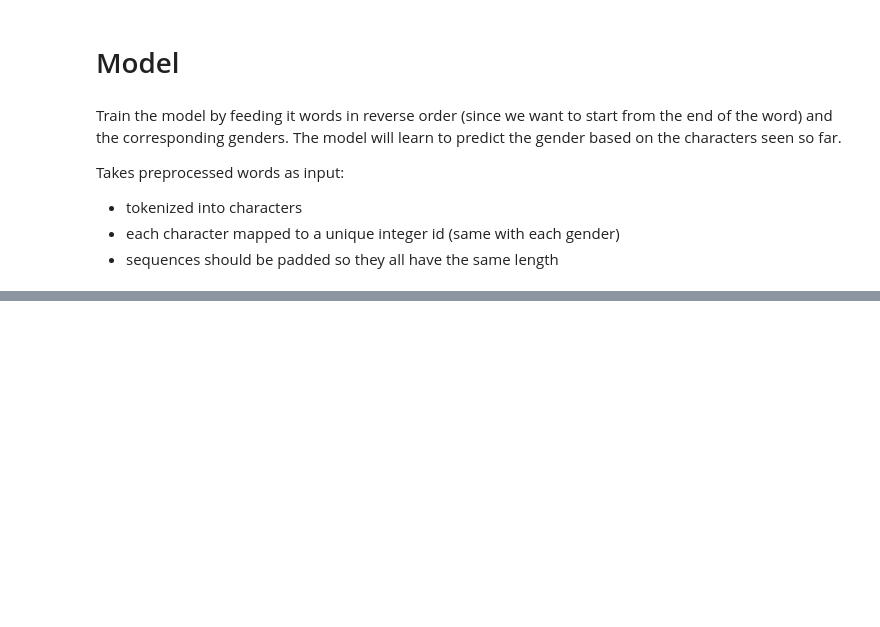
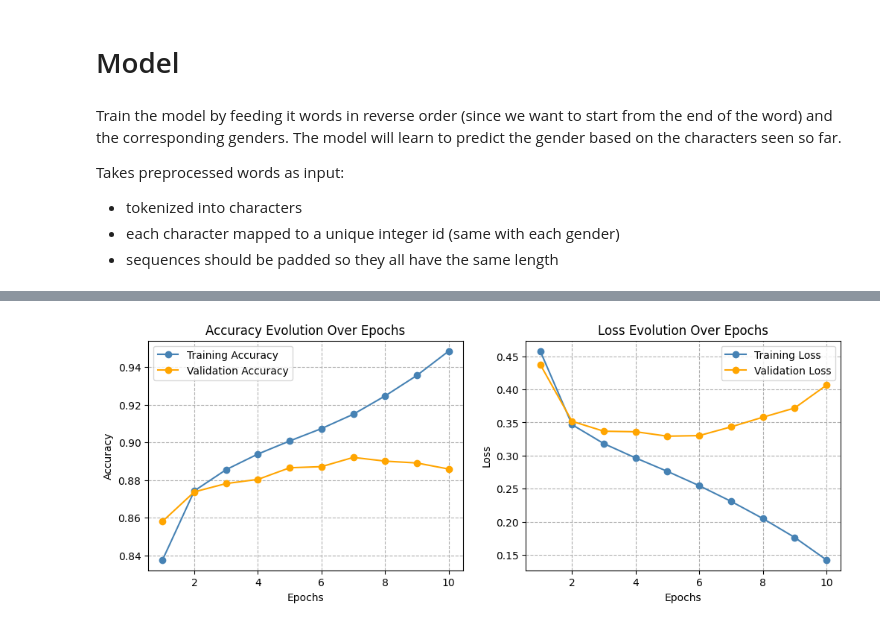
Before and after one commit to u03n0/gendered-nouns-project, a Jupyter notebook: notebooks/LSTM.ipynb, the cells around one changed output, grey strips where cells are left out. Cells and saved outputs as stored; diff of their text form; code cells hidden in the pictures; blank space fills up the shorter version.

```diff
--- a/notebooks/LSTM.ipynb
+++ b/notebooks/LSTM.ipynb
@@ -480,7 +450,7 @@ def baseline_accuracy(datagenerator, verbose=False):
 # def plot(train_acc, valid_acc, train_losses, valid_losses, train_max_indices, dev_max_indices):
 def plot_metrics(train_acc, valid_acc, train_losses, valid_losses):
 
-    fig, (ax1, ax2, ax3) = plt.subplots(3, 1, figsize=(10, 12))
+    fig, (ax1, ax2) = plt.subplots(1, 2, figsize=(12, 4))
     plt.subplots_adjust(hspace=0.5)
 
     n_epochs = range(1, len(valid_losses) + 1)
@@ -503,16 +473,6 @@ def plot_metrics(train_acc, valid_acc, train_losses, valid_losses):
     ax2.legend()
     ax2.grid(True, linestyle='--')
 
-    # Plot max indices
-    # bar_width = 0.3
-    # ax3.set_title('Character position (index) with the highest average accuracy at each epoch')
-    # ax3.bar([i-bar_width/2 for i in n_epochs], train_max_indices, color='steelblue', width=bar_width, label='Training Set')
-    # ax3.bar([i+bar_width/2 for i in n_epochs], dev_max_indices, color='orange', width=bar_width, label='Validation Set')
-    # ax3.set_xlabel('Epochs')
-    # ax3.set_ylabel('Indices')
-    # ax3.legend()
-    # ax3.grid(True, linestyle='--')
-
     plt.show()
 # %%
 def compare_accuracies(baseline_acc, model_acc):
@@ -534,0 +544,11 @@ def compare_accuracies(baseline_acc, model_acc):
+# %%
+DEVICE = torch.device('cuda' if torch.cuda.is_available() else 'cpu')
+embedding_dim = 128
+hidden_size = 256
+batch_size = 64
+n_epochs = 20
+lr = 0.001
+
+or3_data_generator = DataGenerator(orthography_data_3gen, reverse_nouns=True, df=True)
+or3_model = GenderLSTM(or3_data_generator, embedding_dim, hidden_size, device=DEVICE)
+or3_train, or3_valid = or3_model.train_model(or3_data_generator, n_epochs, batch_size, lr, model_path='../saved_models/orthography_3gen.pth')
@@ -534,0 +591,5 @@ def compare_accuracies(baseline_acc, model_acc):
+# %%
+# plot(model.train_max_accuracies, model.valid_max_accuracies, model.avg_train_losses, model.avg_valid_losses, model.train_max_indecies, model.valid_max_indecies)
+plot_metrics(or3_train['accuracy'], or3_valid['accuracy'], or3_train['loss'], or3_valid['loss'])
+# %% [output]
+[figure, added]
```
Also changed, not shown: parts of 43 cells of this notebook, 2 other files.
